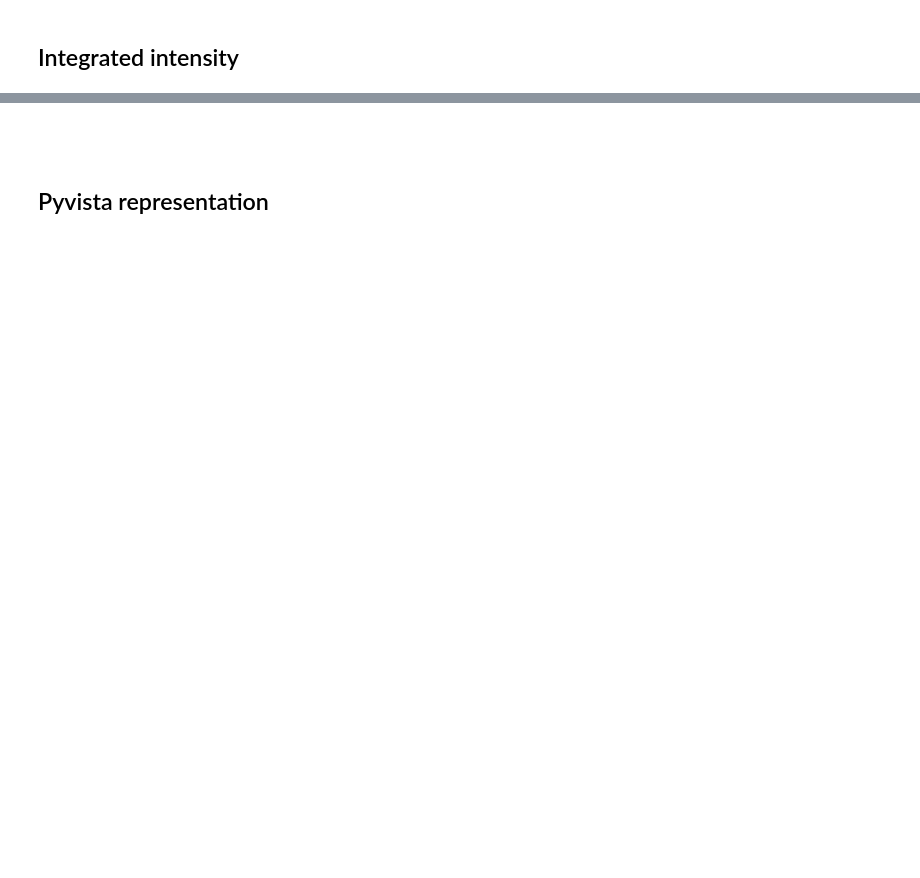
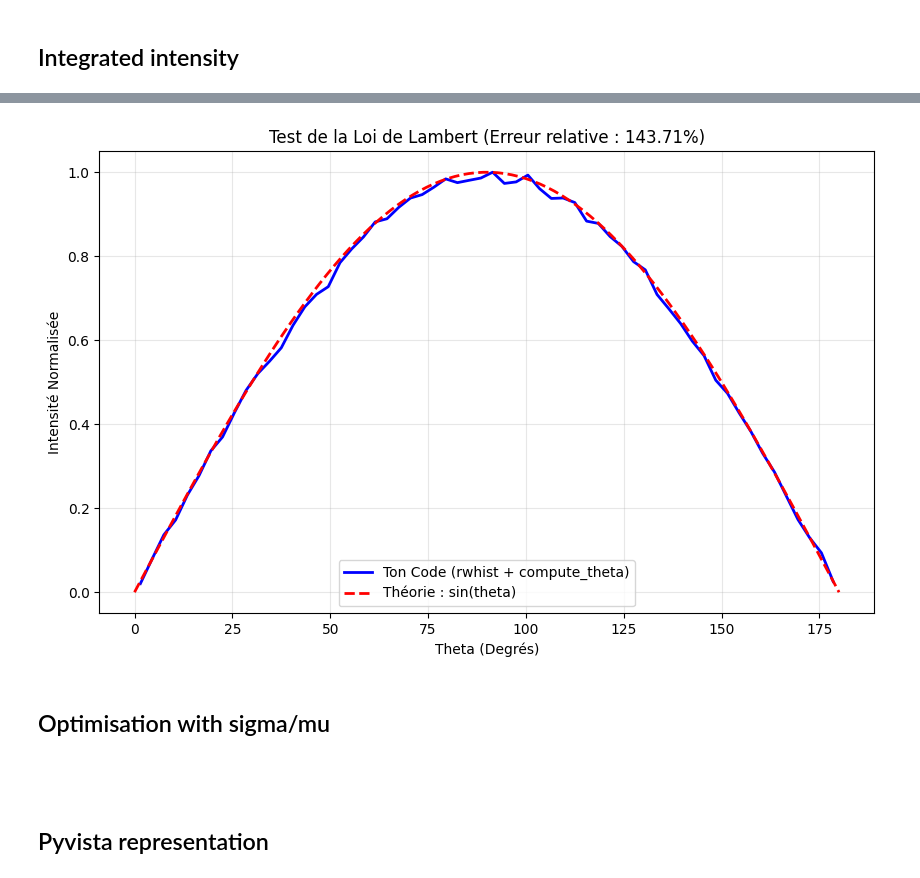
Before and after one commit to clarajdr/Omega60-DD-ICF-simulation, a Jupyter notebook: collision.ipynb, the cells around one changed output, grey strips where cells are left out. Cells and saved outputs as stored; diff of their text form; code cells hidden in the pictures; blank space fills up the shorter version.

```diff
--- a/collision.ipynb
+++ b/collision.ipynb
@@ -268,3 +264,42 @@ L'erreur relative globale (std/mean) est de : 116.8425 %
+# %%
+# A. On calcule l'histogramme 2D (la grille sur la sphère)
+# df_hits contient : lat_rad, long_rad, energy_weight, cs
+sectors = rwhist.SphereSectors.factory(num_theta=60, num_phi=120)
+df_res = test_lambert_law_consistency() #
+
+# B. On utilise TA fonction pour obtenir le profil 1D (Moyenne sur phi)
+# df_res possède les colonnes 'theta' et 'intensity' dont ta fonction a besoin
+theta_profile, error_globale = compute_theta_distribution(df_res)
+
+# C. On prépare la normalisation pour le graphique
+max_val = theta_profile['intensity_avg'].max()
+# %%
+import matplotlib.pyplot as plt
+
+plt.figure(figsize=(10, 6))
+
+# 1. Ta simulation (utilisant tes fonctions)
+# On trace l'intensité moyenne normalisée en fonction des degrés
+plt.plot(theta_profile['theta_deg'],
+         theta_profile['intensity_avg'] / max_val,
+         label='Ton Code (rwhist + compute_theta)', color='blue', lw=2)
+
+# 2. La théorie de ton maître de stage (sin theta)
+theta_theory = np.linspace(0, np.pi, 100)
+plt.plot(np.degrees(theta_theory), np.sin(theta_theory),
+         'r--', label='Théorie : sin(theta)', lw=2)
+
+# Configuration de l'affichage
+plt.title(f"Test de la Loi de Lambert (Erreur relative : {error_globale:.2%})")
+plt.xlabel("Theta (Degrés)")
+plt.ylabel("Intensité Normalisée")
+plt.legend()
+plt.grid(True, alpha=0.3)
+plt.show()
+# %% [output]
+[figure, added]
+# %% [markdown]
+## Optimisation with sigma/mu
 # %% [markdown]
 ###
 # %% [markdown]
```
Also changed, not shown: parts of 9 cells of this notebook, 5 other files.
